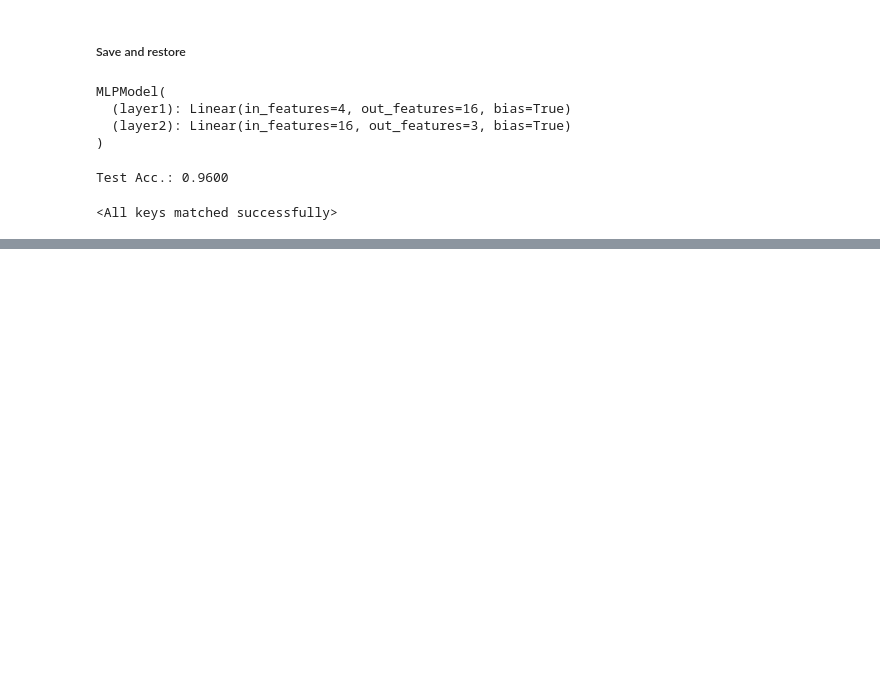
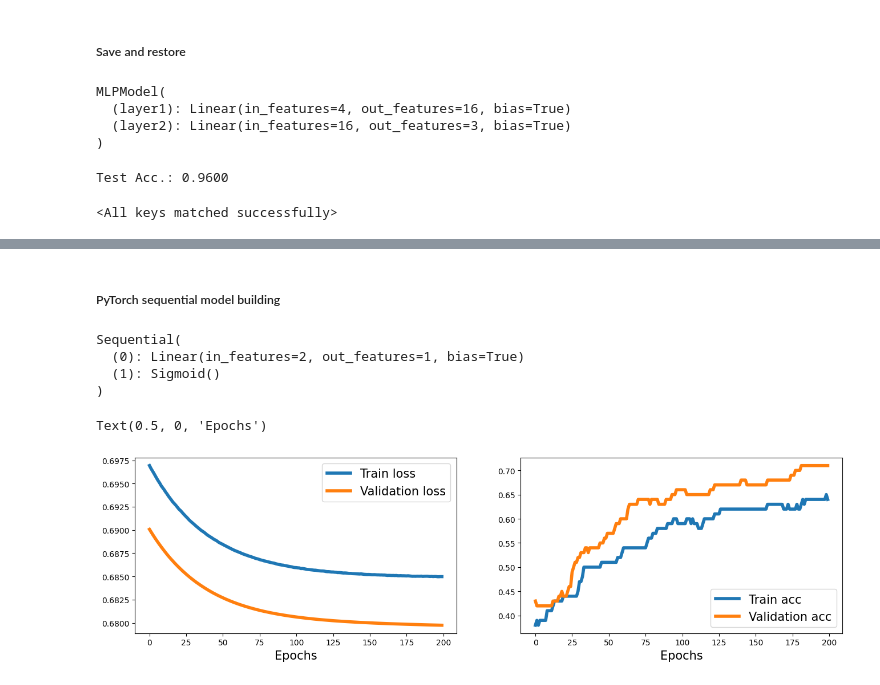
Before and after one commit to kevinswf/PyTorchSklearn, a Jupyter notebook: PyTorchBasics.ipynb, the cells around one changed output, grey strips where cells are left out. Drawn from its saved outputs; the diff is of its cells as text; code cells hidden in the pictures; blank space fills up the shorter version.

```diff
--- a/PyTorchBasics.ipynb
+++ b/PyTorchBasics.ipynb
@@ -593,0 +625,25 @@ model_new.load_state_dict(torch.load(path))
+# %%
+# create dataset and dataloader
+train_ds = TensorDataset(x_train, y_train)
+batch_size = 2
+torch.manual_seed(1)
+train_dl = DataLoader(train_ds, batch_size, shuffle=True)
+# %% [markdown]
+##### PyTorch sequential model building
+# %%
+# usually, it's better to start with a simple one layer network
+model = nn.Sequential(
+    nn.Linear(2, 1),  # 2 feature input, 1 output (binary classification)
+    nn.Sigmoid()
+)
+
+model
+# %% [output]
+Sequential(
+  (0): Linear(in_features=2, out_features=1, bias=True)
+  (1): Sigmoid()
+)
+# %%
+# cost function and optimization
+loss_fn = nn.BCELoss()  # binary cross-entropy
+optimizer = torch.optim.SGD(model.parameters(), lr=0.001)
@@ -593,0 +701,18 @@ model_new.load_state_dict(torch.load(path))
+# %%
+# plot train and val result
+fig = plt.figure(figsize=(16, 4))
+# plot error
+ax = fig.add_subplot(1, 2, 1)
+plt.plot(history[0], lw=4)
+plt.plot(history[1], lw=4)
+plt.legend(['Train loss', 'Validation loss'], fontsize=15)
+ax.set_xlabel('Epochs', size=15)
+# plot accuracy
+ax = fig.add_subplot(1, 2, 2)
+plt.plot(history[2], lw=4)
+plt.plot(history[3], lw=4)
+plt.legend(['Train acc', 'Validation acc'], fontsize=15)
+ax.set_xlabel('Epochs', size=15)
+# %% [output]
+Text(0.5, 0, 'Epochs')
+[figure, added]
```
Also changed, not shown: parts of 15 cells of this notebook.
